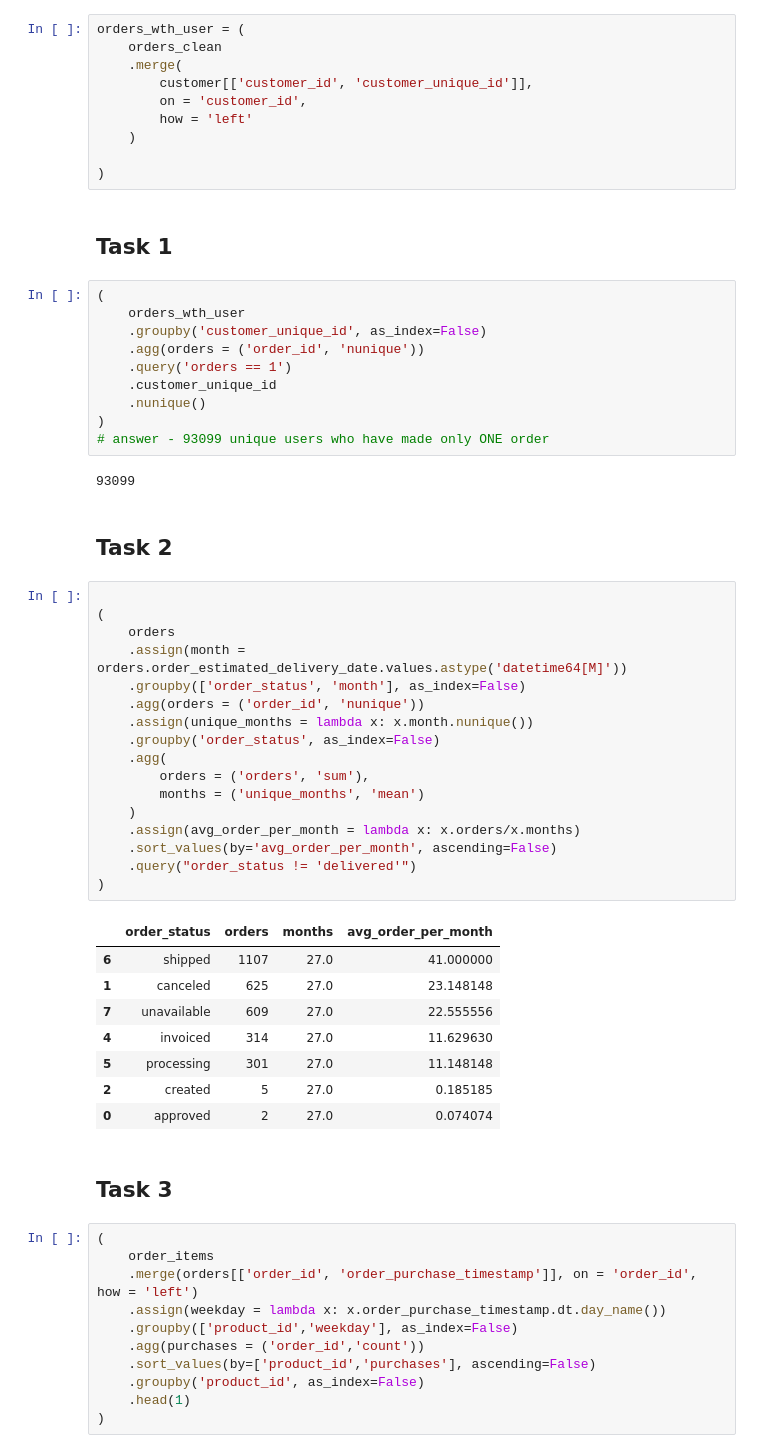
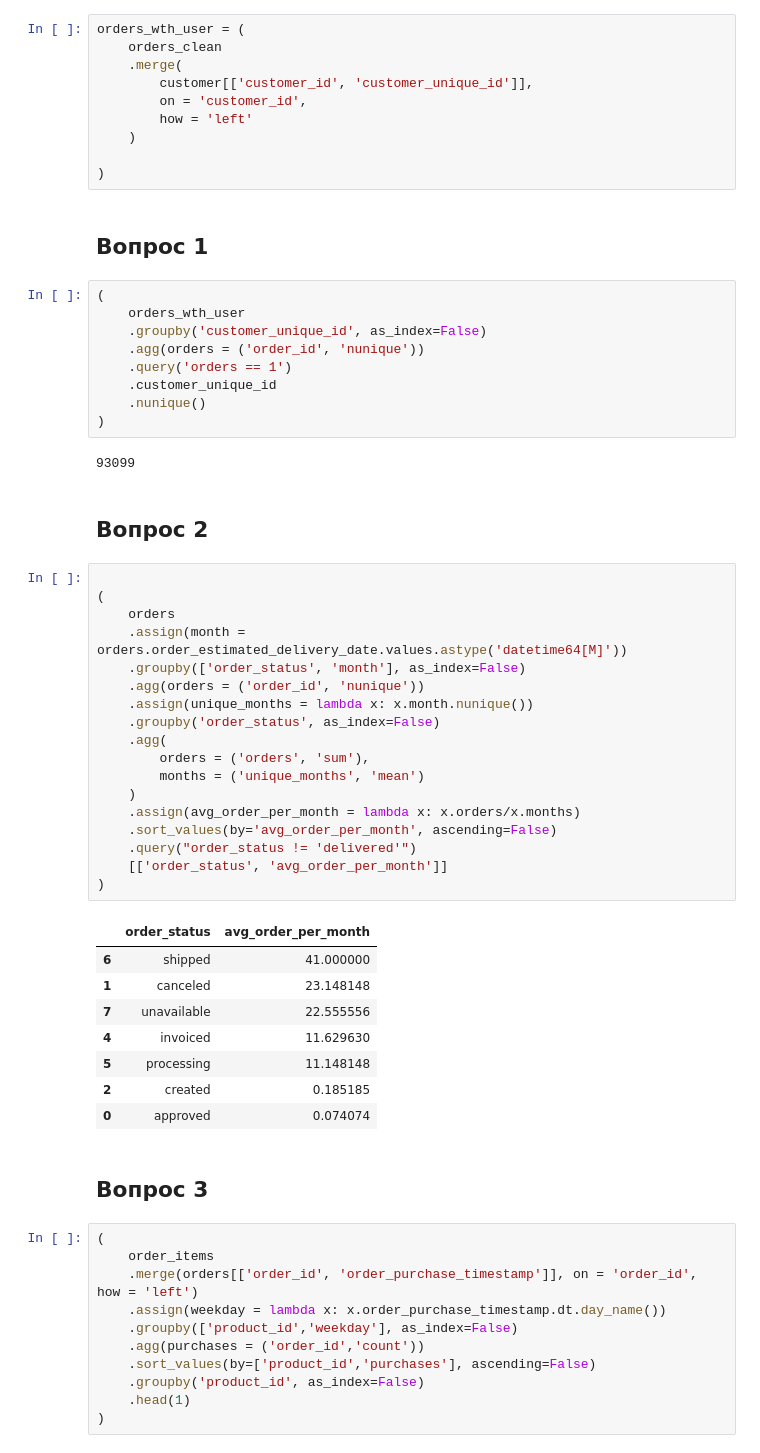
Before and after one commit to Andrey-Bubenchshikov/karpov_courses, a Jupyter notebook: src/module_6/lesson_1/Project.ipynb, the cells around one changed output. Cells and saved outputs as stored; diff of their text form.

```diff
--- a/src/module_6/lesson_1/Project.ipynb
+++ b/src/module_6/lesson_1/Project.ipynb
@@ -39,7 +39,7 @@ orders_wth_user = (
 
 )
 # %% [markdown]
-## Task 1
+## Вопрос 1
 # %%
 (
     orders_wth_user
@@ -49,39 +49,39 @@ orders_wth_user = (
     .customer_unique_id
     .nunique()
 )
-# answer - 93099 unique users who have made only ONE order
 # %% [output]
 93099
 # %% [markdown]
-## Task 2
+## Вопрос 2
 # %%
 
 (
     orders
     .assign(month = orders.order_estimated_delivery_date.values.astype('datetime64[M]'))
     .groupby(['order_status', 'month'], as_index=False)
     .agg(orders = ('order_id', 'nunique'))
     .assign(unique_months = lambda x: x.month.nunique())
     .groupby('order_status', as_index=False)
     .agg(
         orders = ('orders', 'sum'),
         months = ('unique_months', 'mean')
     )
     .assign(avg_order_per_month = lambda x: x.orders/x.months)
     .sort_values(by='avg_order_per_month', ascending=False)
     .query("order_status != 'delivered'")
+    [['order_status', 'avg_order_per_month']]
 )
 # %% [output]
-|  | order_status | orders | months | avg_order_per_month |
-| 6 | shipped | 1107 | 27.0 | 41.000000 |
-| 1 | canceled | 625 | 27.0 | 23.148148 |
-| 7 | unavailable | 609 | 27.0 | 22.555556 |
-| 4 | invoiced | 314 | 27.0 | 11.629630 |
-| 5 | processing | 301 | 27.0 | 11.148148 |
-| 2 | created | 5 | 27.0 | 0.185185 |
-| 0 | approved | 2 | 27.0 | 0.074074 |
+|  | order_status | avg_order_per_month |
+| 6 | shipped | 41.000000 |
+| 1 | canceled | 23.148148 |
+| 7 | unavailable | 22.555556 |
+| 4 | invoiced | 11.629630 |
+| 5 | processing | 11.148148 |
+| 2 | created | 0.185185 |
+| 0 | approved | 0.074074 |
 # %% [markdown]
-## Task 3
+## Вопрос 3
 # %%
 (
     order_items
```
Also changed, not shown: parts of 25 cells of this notebook.
